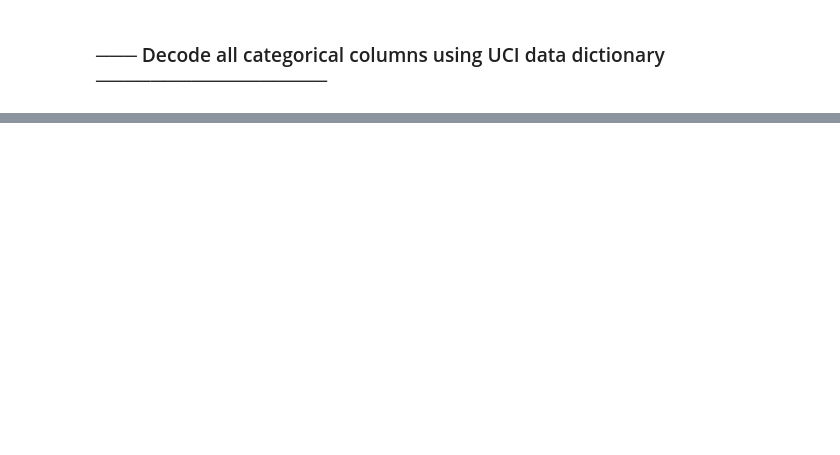
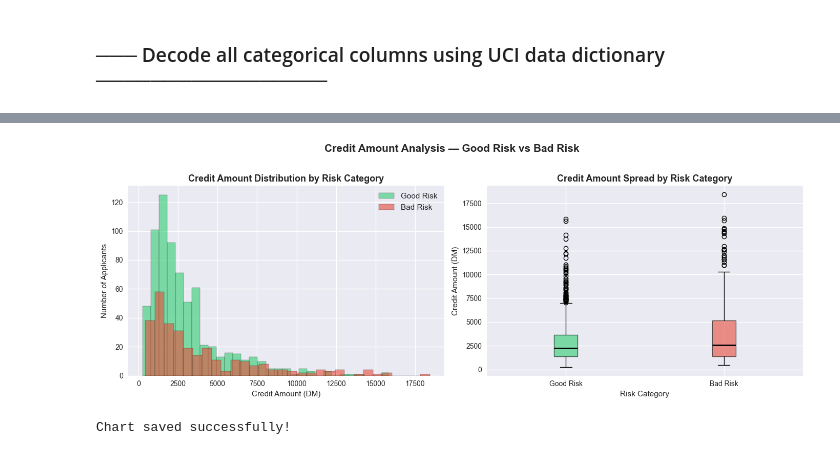
Before and after one commit to Aluka-Analysis/credit-risk-ml-system, a Jupyter notebook: notebooks/01_eda.ipynb, the cells around one changed output, grey strips where cells are left out. Drawn from its saved outputs; the diff is of its cells as text; code cells hidden in the pictures; blank space fills up the shorter version.

```diff
--- a/notebooks/01_eda.ipynb
+++ b/notebooks/01_eda.ipynb
@@ -391,0 +603,46 @@ First 3 rows after decoding:
+# %%
+# ─── Figure 2: Credit Amount Distribution by Risk Category ────────────────────
+fig, axes = plt.subplots(1, 2, figsize=(14, 5))
+
+# Histogram
+for category, color, label in zip([0, 1],
+                                   ['#2ecc71', '#e74c3c'],
+                                   ['Good Risk', 'Bad Risk']):
+    axes[0].hist(df[df['Category'] == category]['Credit amount'],
+                bins=30, alpha=0.6, color=color, label=label, edgecolor='black')
+
+axes[0].set_title('Credit Amount Distribution by Risk Category',
+                  fontsize=13, fontweight='bold')
+axes[0].set_xlabel('Credit Amount (DM)', fontsize=11)
+axes[0].set_ylabel('Number of Applicants', fontsize=11)
+axes[0].legend(fontsize=11)
+
+# Boxplot — fixed version
+good_risk = df[df['Category'] == 0]['Credit amount']
+bad_risk = df[df['Category'] == 1]['Credit amount']
+
+bp = axes[1].boxplot([good_risk, bad_risk],
+                labels=['Good Risk', 'Bad Risk'],
+                patch_artist=True,
+                medianprops=dict(color='black', linewidth=2))
+
+bp['boxes'][0].set_facecolor('#2ecc71')
+bp['boxes'][0].set_alpha(0.6)
+bp['boxes'][1].set_facecolor('#e74c3c')
+bp['boxes'][1].set_alpha(0.6)
+
+axes[1].set_title('Credit Amount Spread by Risk Category',
+                  fontsize=13, fontweight='bold')
+axes[1].set_xlabel('Risk Category', fontsize=11)
+axes[1].set_ylabel('Credit Amount (DM)', fontsize=11)
+
+plt.suptitle('Credit Amount Analysis — Good Risk vs Bad Risk',
+             fontsize=15, fontweight='bold', y=1.02)
+plt.tight_layout()
+plt.savefig('../data/processed/02_credit_amount_distribution.png',
+            dpi=150, bbox_inches='tight')
+plt.show()
+print("Chart saved successfully!")
+# %% [output]
+[figure, added]
+Chart saved successfully!
```
Also changed, not shown: parts of 47 cells of this notebook, 8 other files.
